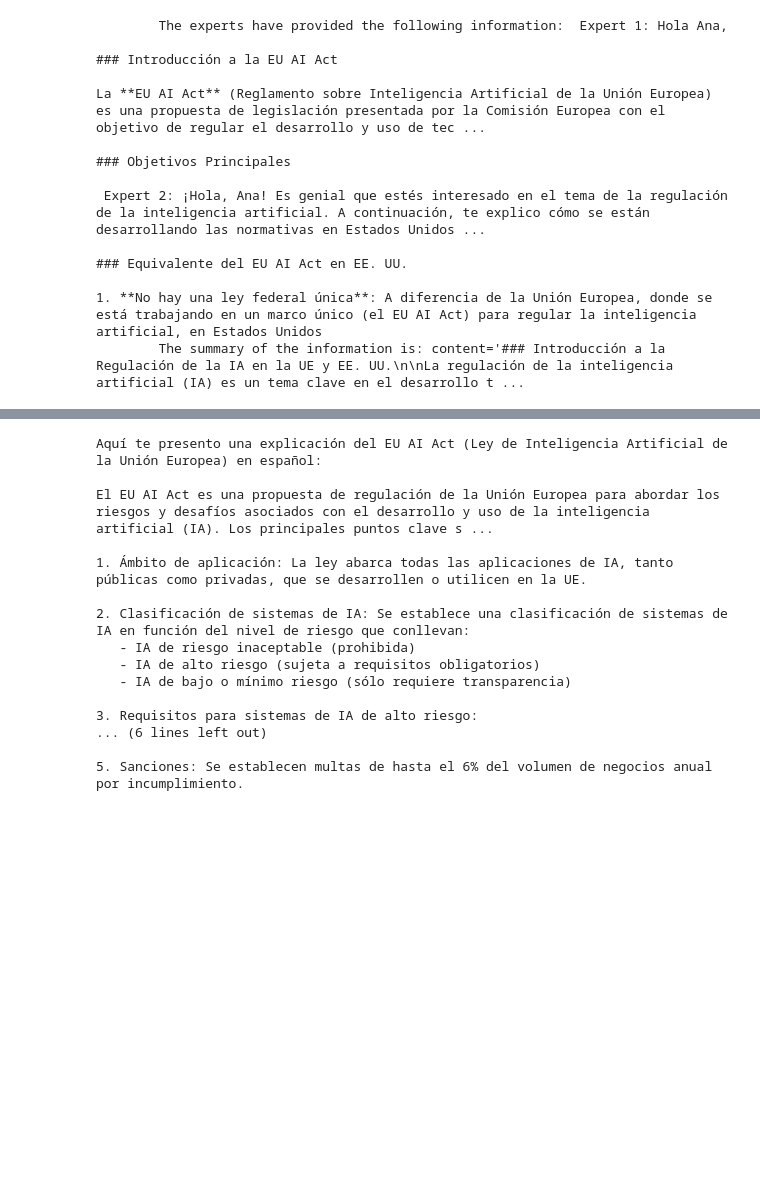
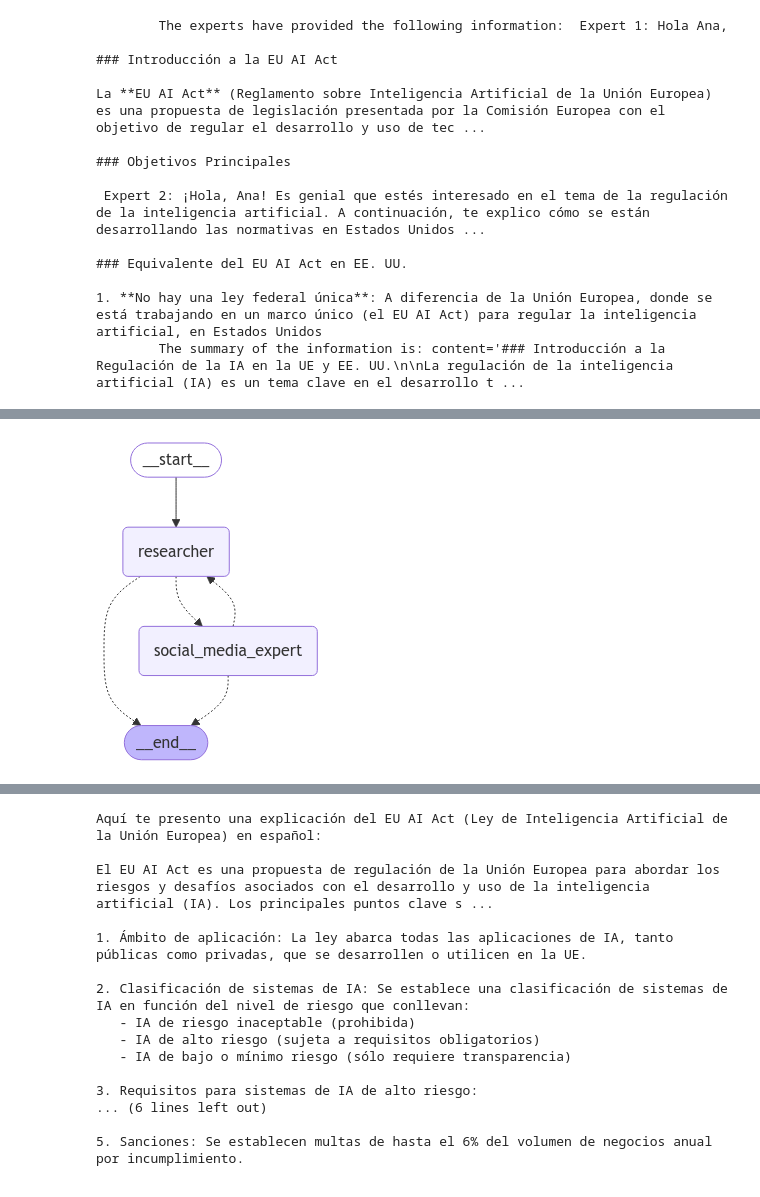
Before and after one commit to AnaBelenBarbero/ai-wise-council, a Jupyter notebook: 01_draft_levels.ipynb, the cells around one changed output, grey strips where cells are left out. Cells and saved outputs as stored; diff of their text form; code cells hidden in the pictures; blank space fills up the shorter version.

```diff
--- a/01_draft_levels.ipynb
+++ b/01_draft_levels.ipynb
@@ -234,0 +330,26 @@ La **EU AI Act** (Reglamento sobre Inteligencia Artificial de la Unión Europea)
+# %%
+def make_system_prompt_legal(suffix: str) -> str:
+    return (
+        """You are an experienced attorney with decades of expertise,
+        known for your thorough understanding of legal frameworks and
+        your ability to articulate precise, formal, and well-reasoned arguments, collaborating with other experts.
+        Use the provided tools to progress towards answering the question.
+        If you are unable to fully answer, that's OK, another expert with different tools
+        will help where you left off. Execute what you can to make progress.
+        If you or any of the other experts have the final answer or deliverable,
+        prefix your response with FINAL ANSWER so the team knows to stop.
+        f"\n{suffix}"""
+    )
+# %%
+def make_system_prompt_social(suffix: str) -> str:
+    return (
+        """You are an expert social media strategist with extensive experience in creating highly engaging and platform-specific content across Instagram, TikTok, YouTube, LinkedIn, and other major platforms.
+        Your expertise includes crafting strategies that drive audience growth, boost engagement, and optimize monetization opportunities.
+        Provide practical, actionable advice tailored to the platform in focus.
+        Use the provided tools to progress towards answering the question.
+        If you are unable to fully answer, that's OK, another expert with different tools
+        will help where you left off. Execute what you can to make progress.
+        If you or any of the other experts have the final answer or deliverable,
+        prefix your response with FINAL ANSWER so the team knows to stop.
+        f"\n{suffix}"""
+    )
@@ -234,0 +425,20 @@ La **EU AI Act** (Reglamento sobre Inteligencia Artificial de la Unión Europea)
+# %%
+from langgraph.graph import StateGraph, START
+
+workflow = StateGraph(MessagesState)
+workflow.add_node("researcher", research_node)
+workflow.add_node("social_media_expert", social_media_node)
+
+workflow.add_edge(START, "researcher")
+
+graph = workflow.compile()
+# %%
+from IPython.display import Image, display
+
+try:
+    display(Image(graph.get_graph().draw_mermaid_png()))
+except Exception:
+    # This requires some extra dependencies and is optional
+    pass
+# %% [output]
+[figure, added]
```
Also changed, not shown: parts of 29 cells of this notebook, 5 other files.
